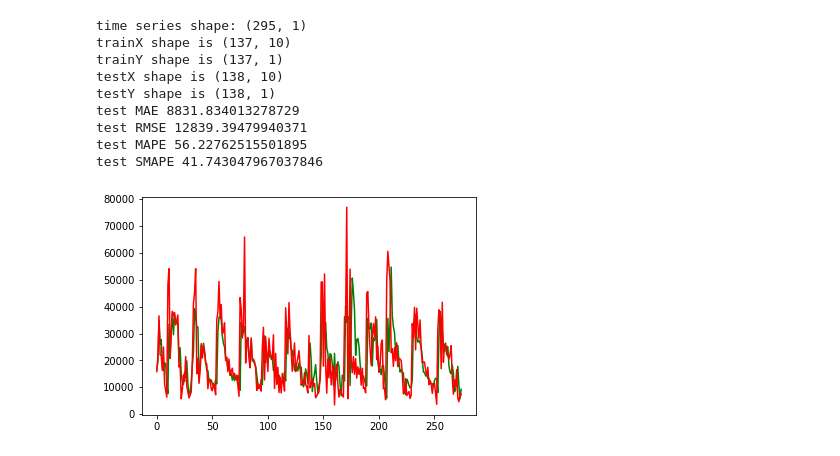
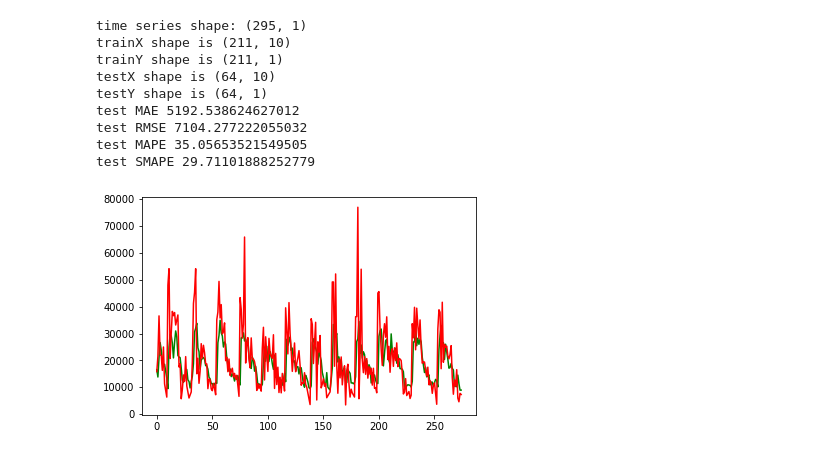
Before and after one commit to Travel-Time-Prediction/explore-gps-log-data, a Jupyter notebook: models/svr/SVR_forecasting.ipynb, the cells around one changed output. Saved outputs shown, nothing was run; the diff lists cells and outputs as text; code cells hidden in the pictures.

```diff
--- a/models/svr/SVR_forecasting.ipynb
+++ b/models/svr/SVR_forecasting.ipynb
@@ -22,7 +22,7 @@ def SVR_forecasting(dataset, lookBack, C=2.0, epsilon=0.01, plot_flag=False,gamm
 
     # divide the series into training/testing samples
     # NOTE: Not RNN format
-    train,test = divideTrainTest(dataset,rate=0.5)
+    train,test = divideTrainTest(dataset,rate=0.75)
 
     trainX, trainY = createSamples(train, lookBack, RNN=False)
     testX, testY = createSamples(test, lookBack, RNN=False)
@@ -31,8 +31,14 @@ def SVR_forecasting(dataset, lookBack, C=2.0, epsilon=0.01, plot_flag=False,gamm
     print("testX shape is", testX.shape)
     print("testY shape is", testY.shape)
 
+    # #find parameter
+    # print(gridSearch(trainX, trainY))
+    # SVRModel = SVR(C=C, cache_size=200, coef0=0.0, degree=3, epsilon=epsilon, gamma=gamma,
+    #                      kernel='rbf', max_iter=-1, shrinking=True, tol=0.001, verbose=False)
+    # SVRModel.fit(trainX, trainY)
+
      # buil model and train
-    SVRModel = SVR.SVRModel(C=C, epsilon=epsilon)
+    SVRModel = SVR.SVRModel(C=C, epsilon=epsilon,gamma=gamma)
     SVRModel.train(trainX, trainY)
 
     # forecasting
@@ -106,42 +112,50 @@ def calcRMSE(true,pred):
     return np.sqrt(mean_squared_error(true, pred))
 
 
 
 def calcMAE(true,pred):
     return mean_absolute_error(true, pred)
 
 
 
 def calcMAPE(true, pred, epsion = 0.0000000):
 
     true += epsion
     return np.sum(np.abs((true-pred)/true))/len(true)*100
 
 
 
 def calcSMAPE(true, pred):
     delim = (np.abs(true)+np.abs(pred))/2.0
     return np.sum(np.abs((true-pred)/delim))/len(true)*100
 
+def gridSearch(x,y):
+    param_grid ={'C':[0.1,1,10,100,1000],'gamma':[1,0.1,0.01,0.001],'kernel':['rbf'],'epsilon':[1,0.1,0.01,0.001],}
+    grid = GridSearchCV(SVR(),param_grid,refit=True,verbose=100)
+    grid.fit(x,y)
+
+    return grid.best_params_
+
+
 
 if __name__ == "__main__":
 
-    lag = 10
-    C = 1000
+    lag =10
+    C = 0.1
     epsilon = 0.01
-    gamma = 0.15
+    gamma = 1
 
 
     ts, data = load_data("C:/Users/Nirachaa/Downloads/summary-hour.csv", columnName="dv_time")
     trainPred, testPred, mae, mrse, smape = SVR_forecasting(data, lookBack=lag, C=C, epsilon=epsilon,plot_flag=True,gamma = gamma)
 # %% [output]
 time series shape: (295, 1)
-trainX shape is (137, 10)
-trainY shape is (137, 1)
-testX shape is (138, 10)
-testY shape is (138, 1)
-test MAE 8831.834013278729
-test RMSE 12839.39479940371
-test MAPE 56.22762515501895
-test SMAPE 41.743047967037846
+trainX shape is (211, 10)
+trainY shape is (211, 1)
+testX shape is (64, 10)
+testY shape is (64, 1)
+test MAE 5192.538624627012
+test RMSE 7104.277222055032
+test MAPE 35.05653521549505
+test SMAPE 29.71101888252779
-[figure, old version]
+[figure, new version]
```
Also changed, not shown: parts of 1 cell of this notebook, 1 other file.
